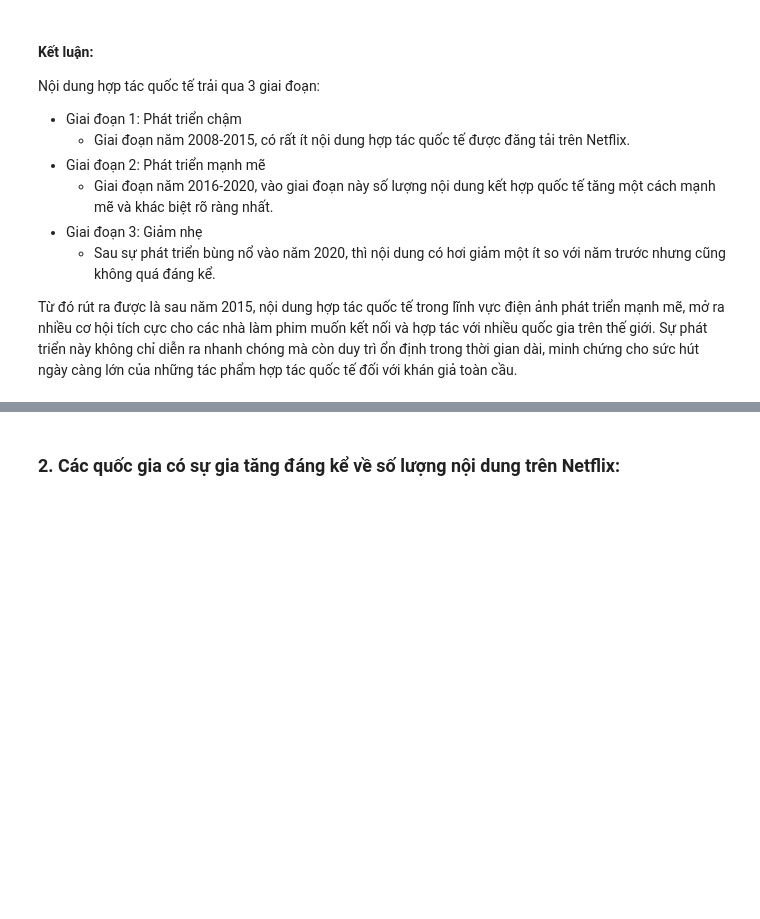
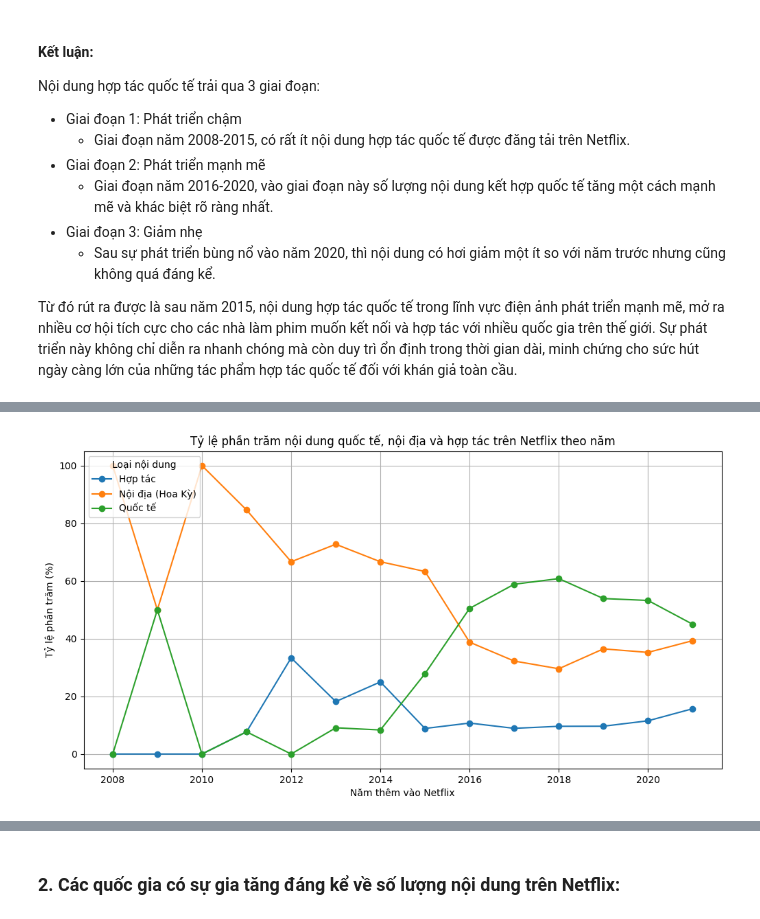
Before and after one commit to kNhung/PDS_FinalProject, a Jupyter notebook: data_questions/kngan_question2.ipynb, the cells around one changed output, grey strips where cells are left out. Saved outputs shown, nothing was run; the diff lists cells and outputs as text; code cells hidden in the pictures; blank space fills up the shorter version.

```diff
--- a/data_questions/kngan_question2.ipynb
+++ b/data_questions/kngan_question2.ipynb
@@ -320,0 +351,3 @@ Từ đó rút ra được là sau năm 2015, nội dung hợp tác quốc tế
+# %%
+# Tính tỷ lệ phần trăm nội dung theo từng năm
+content_distribution_percent = content_distribution_by_year.div(content_distribution_by_year.sum(axis=1), axis=0) * 100
@@ -320,0 +358,12 @@ Từ đó rút ra được là sau năm 2015, nội dung hợp tác quốc tế
+# %%
+# Vẽ biểu đồ thể hiện xu hướng
+plt.figure(figsize=(12, 6))
+content_distribution_percent.plot(kind='line', marker='o', ax=plt.gca())
+plt.title("Tỷ lệ phần trăm nội dung quốc tế, nội địa và hợp tác trên Netflix theo năm")
+plt.xlabel("Năm thêm vào Netflix")
+plt.ylabel("Tỷ lệ phần trăm (%)")
+plt.legend(title="Loại nội dung", loc="upper left")
+plt.grid(True)
+plt.show()
+# %% [output]
+[figure, added]
```
Also changed, not shown: parts of 12 cells of this notebook.
